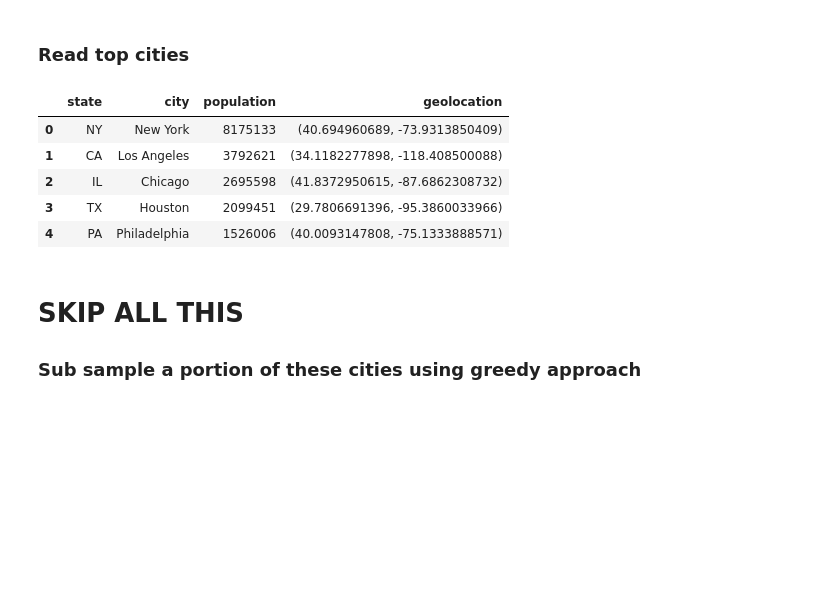
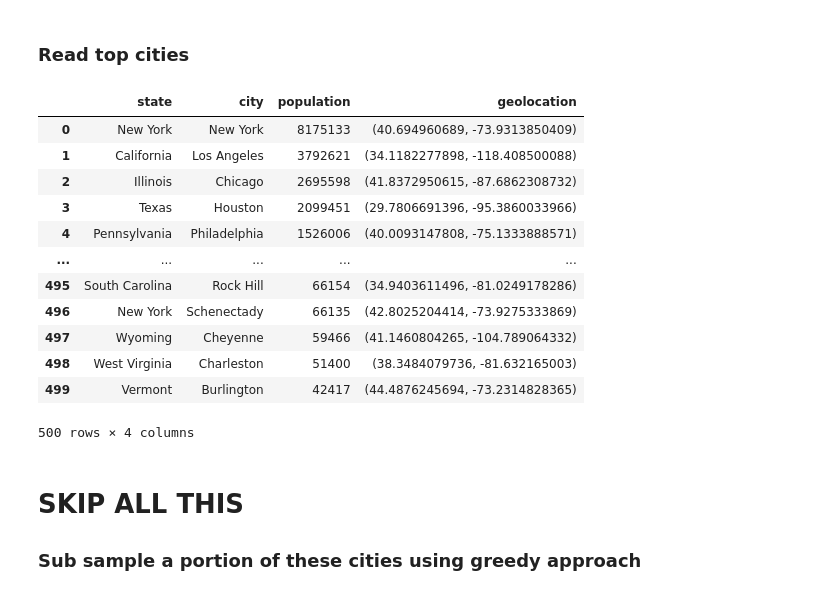
Before and after one commit to iampreviero/vaccine-allocation, a Jupyter notebook: notebooks/counties_distance_notebook.ipynb, the cells around one changed output. Saved outputs shown, nothing was run; the diff lists cells and outputs as text; code cells hidden in the pictures; blank space fills up the shorter version.

Commit message:
fix order of states

```diff
--- a/notebooks/counties_distance_notebook.ipynb
+++ b/notebooks/counties_distance_notebook.ipynb
@@ -25,26 +26,34 @@ top_cities_dir = "/Users/alessandropreviero/Downloads/top500.csv"
 # %%
 valid_cols = ['StateAbbr', 'PlaceName', 'Population2010', 'Geolocation']
 cities_df = pd.read_csv(top_cities_dir, usecols=valid_cols).sort_values('Population2010', ascending=False, )
 
 cities_df.rename(columns={
     'StateAbbr': 'state',
     'PlaceName': 'city',
     'Population2010': 'population',
     'Geolocation': 'geolocation'
 }, inplace=True)
 
 # originally tuple of geolocation is a string, convert to numerical
 cities_df['geolocation'] = [eval(v) for v in cities_df['geolocation']]
+cities_df['state'] = [us.states.lookup(x).name for x in cities_df['state']]
 
 cities_df.reset_index(drop=True, inplace=True)
-cities_df.head()
+cities_df
 # %% [output]
 |  | state | city | population | geolocation |
-| 0 | NY | New York | 8175133 | (40.694960689, -73.9313850409) |
-| 1 | CA | Los Angeles | 3792621 | (34.1182277898, -118.408500088) |
-| 2 | IL | Chicago | 2695598 | (41.8372950615, -87.6862308732) |
-| 3 | TX | Houston | 2099451 | (29.7806691396, -95.3860033966) |
-| 4 | PA | Philadelphia | 1526006 | (40.0093147808, -75.1333888571) |
+| 0 | New York | New York | 8175133 | (40.694960689, -73.9313850409) |
+| 1 | California | Los Angeles | 3792621 | (34.1182277898, -118.408500088) |
+| 2 | Illinois | Chicago | 2695598 | (41.8372950615, -87.6862308732) |
+| 3 | Texas | Houston | 2099451 | (29.7806691396, -95.3860033966) |
+| 4 | Pennsylvania | Philadelphia | 1526006 | (40.0093147808, -75.1333888571) |
+| ... | ... | ... | ... | ... |
+| 495 | South Carolina | Rock Hill | 66154 | (34.9403611496, -81.0249178286) |
+| 496 | New York | Schenectady | 66135 | (42.8025204414, -73.9275333869) |
+| 497 | Wyoming | Cheyenne | 59466 | (41.1460804265, -104.789064332) |
+| 498 | West Virginia | Charleston | 51400 | (38.3484079736, -81.632165003) |
+| 499 | Vermont | Burlington | 42417 | (44.4876245694, -73.2314828365) |
+500 rows × 4 columns
 # %% [markdown]
 # SKIP ALL THIS
 
```
Also changed, not shown: parts of 8 cells of this notebook, 15 other files.
